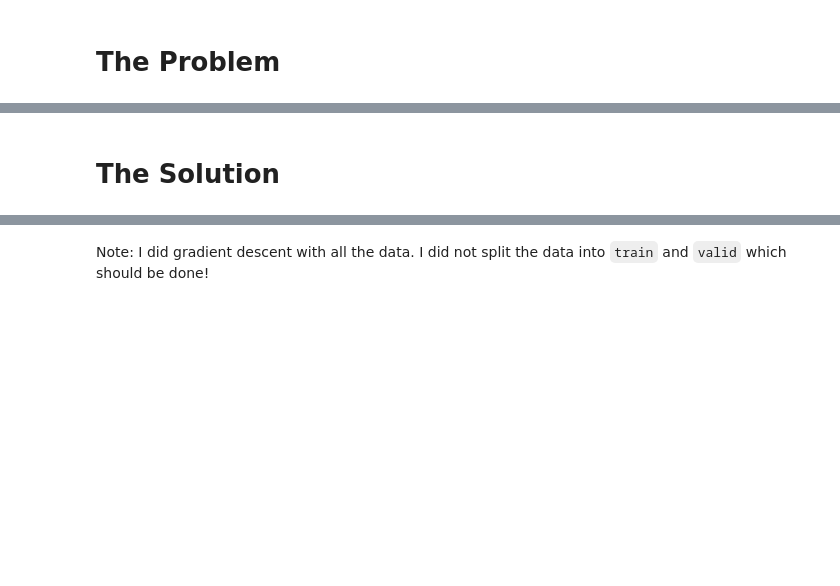
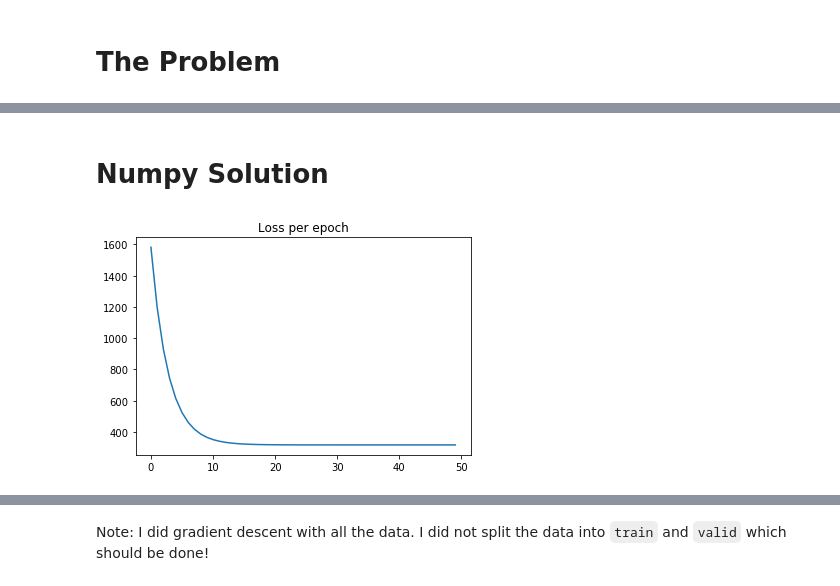
Before and after one commit to srush/pytorch-lecture, a Jupyter notebook: 02-linear-regression.ipynb, the cells around one changed output, grey strips where cells are left out. Drawn from its saved outputs; the diff is of its cells as text; code cells hidden in the pictures; blank space fills up the shorter version.

```diff
--- a/02-linear-regression.ipynb
+++ b/02-linear-regression.ipynb
@@ -37,2 +51,2 @@ ax.plot(X, y, ".")
 # %% [markdown]
-# The Solution
+# Numpy Solution
@@ -38,0 +86,16 @@ ax.plot(X, y, ".")
+# %%
+use_bias = False
+if use_bias:
+    X_np = np.hstack([np.ones((n_samples,1)), X])
+    n_features += 1
+else:
+    X_np = X
+# %%
+model = LinearRegression(n_features=n_features, n_targets=1, lr=0.1)
+loss_history = model.train(X_np, y, epochs=50)
+y_hat = model.predict(X_np)
+# %%
+plt.plot(loss_history)
+plt.title('Loss per epoch');
+# %% [output]
+[figure, added]
```
Also changed, not shown: parts of 19 cells of this notebook, 3 other files.
